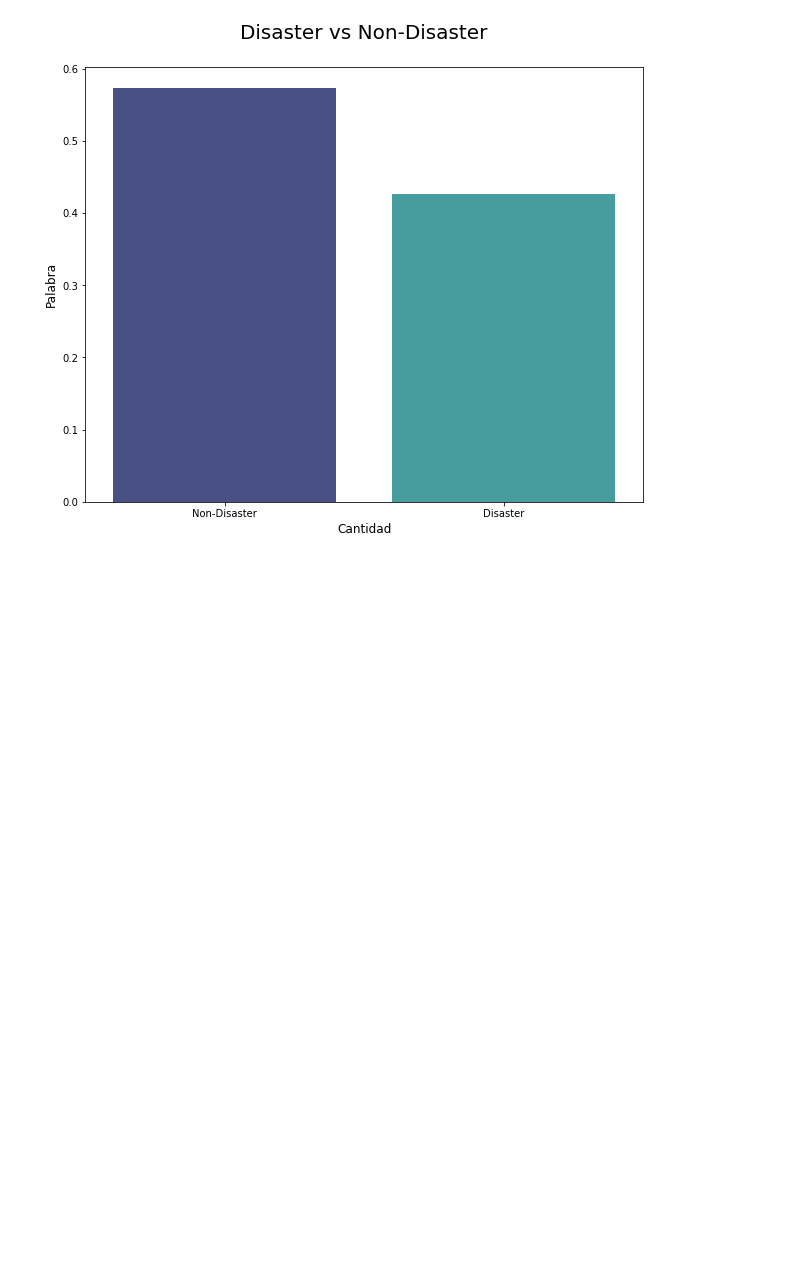
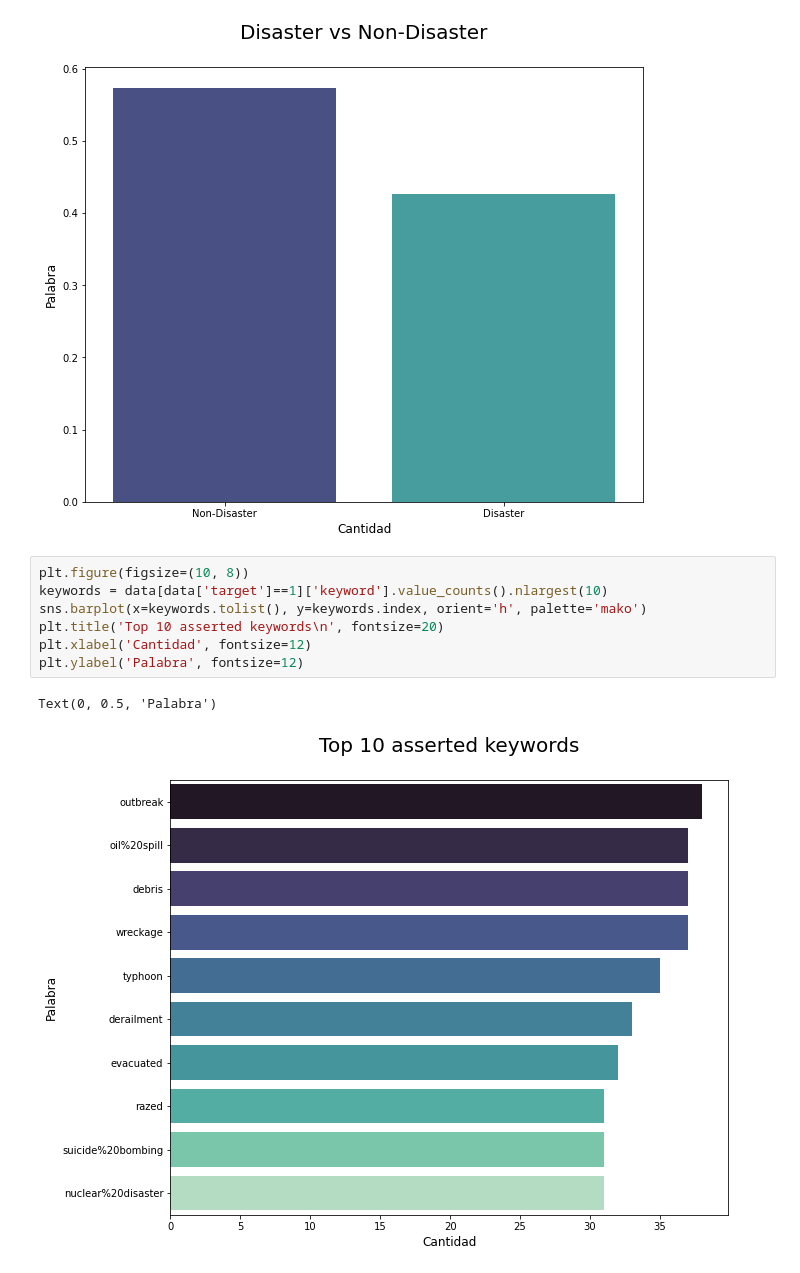
Before and after one commit to UVG-Teams/NLP-Disaster-Tweets, a Jupyter notebook: main.ipynb, the cells around one changed output. Saved outputs shown, nothing was run; the diff lists cells and outputs as text; blank space fills up the shorter version.

Commit message:
asserted keywords

```diff
--- a/main.ipynb
+++ b/main.ipynb
@@ -146,3 +146,13 @@ plt.ylabel('Palabra', fontsize=12)
 # %% [output]
 Text(0, 0.5, 'Palabra')
 [figure]
+# %%
+plt.figure(figsize=(10, 8))
+keywords = data[data['target']==1]['keyword'].value_counts().nlargest(10)
+sns.barplot(x=keywords.tolist(), y=keywords.index, orient='h', palette='mako')
+plt.title('Top 10 asserted keywords\n', fontsize=20)
+plt.xlabel('Cantidad', fontsize=12)
+plt.ylabel('Palabra', fontsize=12)
+# %% [output]
+Text(0, 0.5, 'Palabra')
+[figure, added]
```
Also changed, not shown: parts of 3 cells of this notebook.
